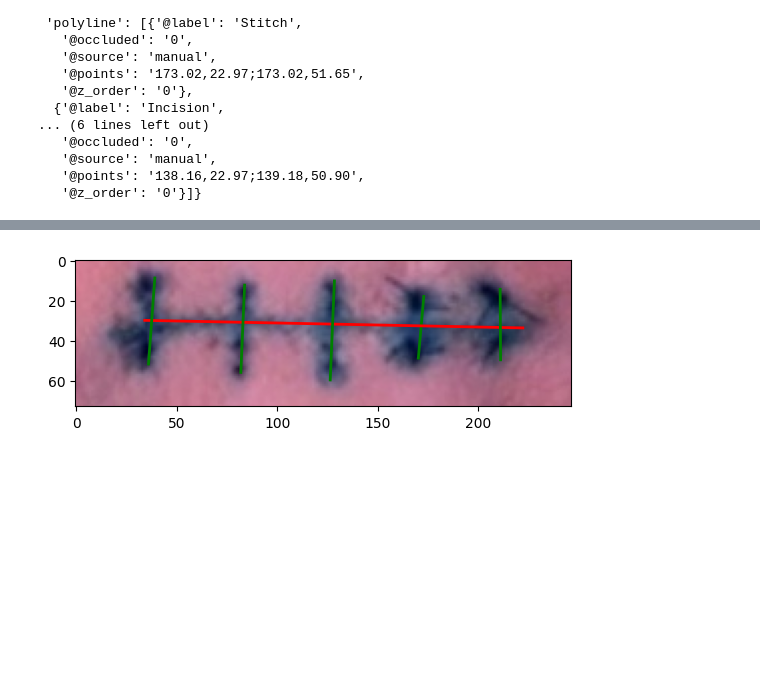
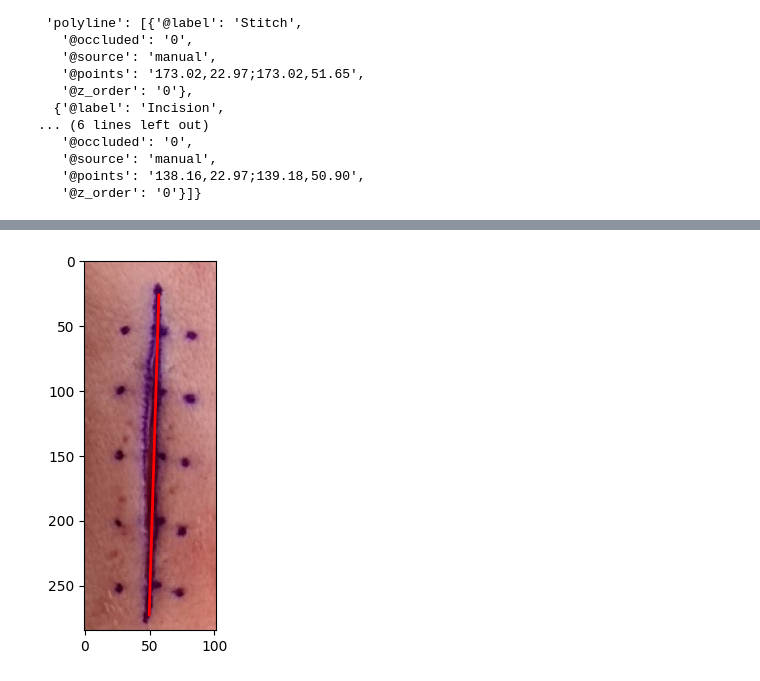
Before and after one commit to tomhruby1/zdo, a Jupyter notebook: data.ipynb, the cells around one changed output, grey strips where cells are left out. Cells and saved outputs as stored; diff of their text form; code cells hidden in the pictures; blank space fills up the shorter version.

```diff
--- a/data.ipynb
+++ b/data.ipynb
@@ -89,29 +89,29 @@ plt.hist(stitches_len.values())
 # %%
 import matplotlib.image as mpimg
 
 def visualize(data, image_id):
 
     color = {
         'Incision': 'red',
         'Stitch': 'green'
     }
 
     image_path = Path('data/images/default')/data[image_id]['file']
     image = mpimg.imread(image_path)
 
     fig, ax = plt.subplots()
     ax.imshow(image)
 
     for idx, label in enumerate(data[image_id]['label']):
         points = data[image_id]['points'][idx]
         x_coords, y_coords = zip(*points)
         x_coords = np.array(x_coords, dtype=float)
         y_coords = np.array(y_coords, dtype=float)
         ax.plot(x_coords, y_coords, color=color[label], linewidth=2)
     # Show the plot
     plt.show()
 
 
-visualize(data, 123)
+visualize(data, 56)
 # %% [output]
-[figure, old version]
+[figure, new version]
```
Also changed, not shown: parts of 2 cells of this notebook.
